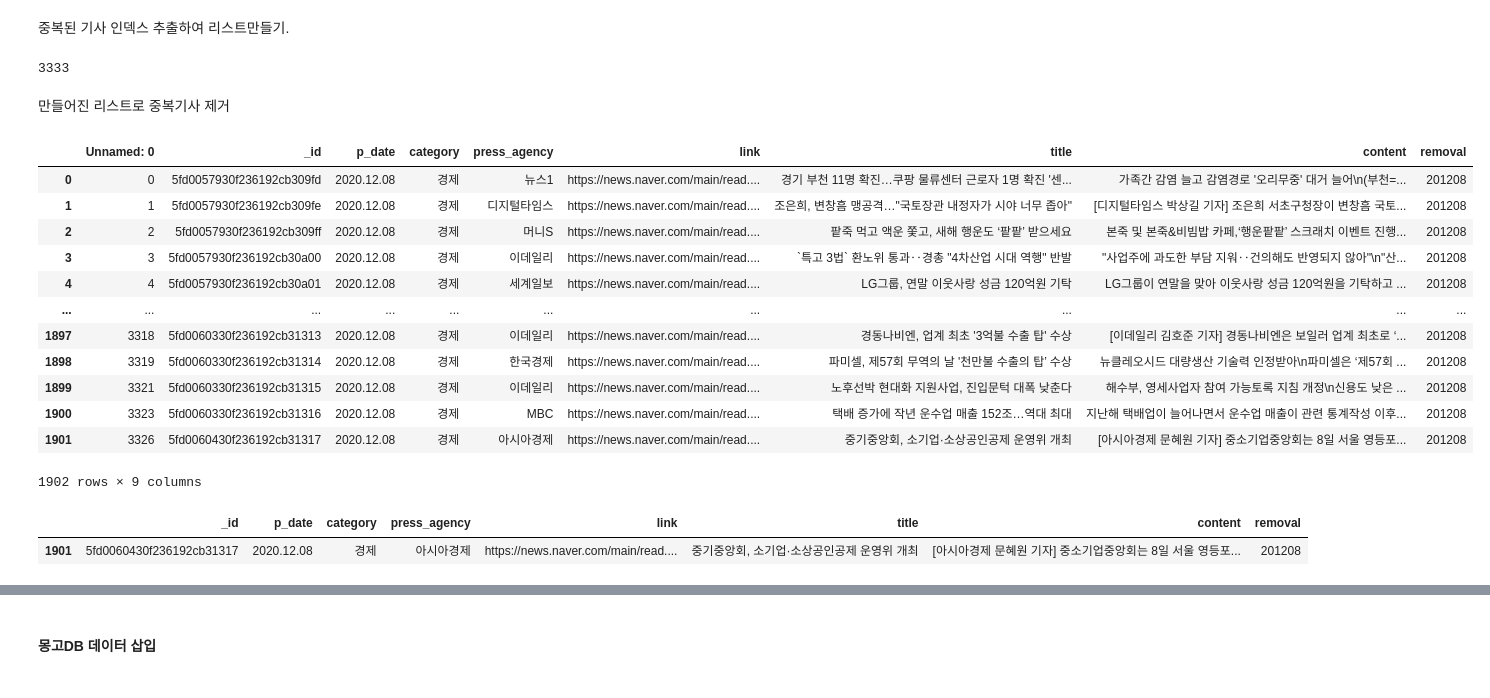
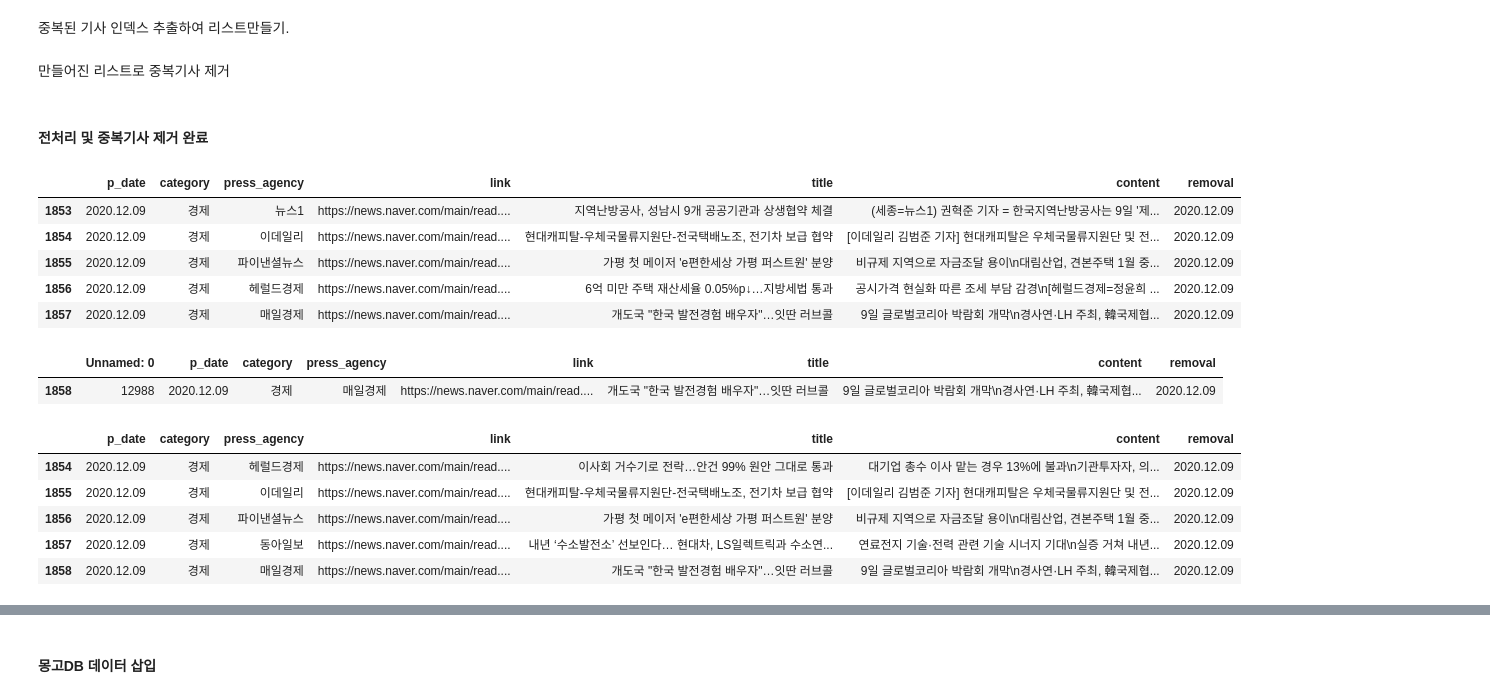
Before and after one commit to GIGI123422/crawl_prj, a Jupyter notebook: article_day.ipynb, the cells around one changed output, grey strips where cells are left out. Saved outputs shown, nothing was run; the diff lists cells and outputs as text; code cells hidden in the pictures.

Commit message:
add date()

```diff
--- a/article_day.ipynb
+++ b/article_day.ipynb
@@ -159,9 +140,7 @@ new_ = []
 for v in num:
     if v not in new_:
         new_.append(v)
-len(new_)#, new_
+#len(new_), new_
-# %% [output]
-3333
 # %% [markdown]
 만들어진 리스트로 중복기사 제거
 # %%
@@ -169 +149,12 @@ t = days.drop(index=new_)
+# %% [markdown]
+#### 전처리 및 중복기사 제거 완료
+# %%
+t.tail()
+# %% [output]
+|  | p_date | category | press_agency | link | title | content | removal |
+| 1853 | 2020.12.09 | 경제 | 뉴스1 | https://news.naver.com/main/read.... | 지역난방공사, 성남시 9개 공공기관과 상생협약 체결 | (세종=뉴스1) 권혁준 기자 = 한국지역난방공사는 9일 '제... | 2020.12.09 |
+| 1854 | 2020.12.09 | 경제 | 이데일리 | https://news.naver.com/main/read.... | 현대캐피탈-우체국물류지원단-전국택배노조, 전기차 보급 협약 | [이데일리 김범준 기자] 현대캐피탈은 우체국물류지원단 및 전... | 2020.12.09 |
+| 1855 | 2020.12.09 | 경제 | 파이낸셜뉴스 | https://news.naver.com/main/read.... | 가평 첫 메이저 'e편한세상 가평 퍼스트원' 분양 | 비규제 지역으로 자금조달 용이\n대림산업, 견본주택 1월 중... | 2020.12.09 |
+| 1856 | 2020.12.09 | 경제 | 헤럴드경제 | https://news.naver.com/main/read.... | 6억 미만 주택 재산세율 0.05%p↓…지방세법 통과 | 공시가격 현실화 따른 조세 부담 감경\n[헤럴드경제=정윤희 ... | 2020.12.09 |
+| 1857 | 2020.12.09 | 경제 | 매일경제 | https://news.naver.com/main/read.... | 개도국 "한국 발전경험 배우자"…잇딴 러브콜 | 9일 글로벌코리아 박람회 개막\n경사연·LH 주최, 韓국제협... | 2020.12.09 |
 # %%
@@ -171,25 +162,18 @@ t.to_csv('20201208.csv')
 # %%
-df1 = pd.read_csv('20201208.csv')
-df1
+df1 = pd.read_csv('20201209.csv')
+df1.tail(1)
 # %% [output]
-|  | Unnamed: 0 | _id | p_date | category | press_agency | link | title | content | removal |
-| 0 | 0 | 5fd0057930f236192cb309fd | 2020.12.08 | 경제 | 뉴스1 | https://news.naver.com/main/read.... | 경기 부천 11명 확진…쿠팡 물류센터 근로자 1명 확진 '센... | 가족간 감염 늘고 감염경로 '오리무중' 대거 늘어\n(부천=... | 201208 |
-| 1 | 1 | 5fd0057930f236192cb309fe | 2020.12.08 | 경제 | 디지털타임스 | https://news.naver.com/main/read.... | 조은희, 변창흠 맹공격…"국토장관 내정자가 시야 너무 좁아" | [디지털타임스 박상길 기자] 조은희 서초구청장이 변창흠 국토... | 201208 |
-| 2 | 2 | 5fd0057930f236192cb309ff | 2020.12.08 | 경제 | 머니S | https://news.naver.com/main/read.... | 팥죽 먹고 액운 쫓고, 새해 행운도 ‘팥팥’ 받으세요 | 본죽 및 본죽&비빔밥 카페,‘행운팥팥’ 스크래치 이벤트 진행... | 201208 |
-| 3 | 3 | 5fd0057930f236192cb30a00 | 2020.12.08 | 경제 | 이데일리 | https://news.naver.com/main/read.... | `특고 3법` 환노위 통과‥경총 "4차산업 시대 역행" 반발 | "사업주에 과도한 부담 지워‥건의해도 반영되지 않아"\n"산... | 201208 |
-| 4 | 4 | 5fd0057930f236192cb30a01 | 2020.12.08 | 경제 | 세계일보 | https://news.naver.com/main/read.... | LG그룹, 연말 이웃사랑 성금 120억원 기탁 | LG그룹이 연말을 맞아 이웃사랑 성금 120억원을 기탁하고 ... | 201208 |
-| ... | ... | ... | ... | ... | ... | ... | ... | ... | ... |
-| 1897 | 3318 | 5fd0060330f236192cb31313 | 2020.12.08 | 경제 | 이데일리 | https://news.naver.com/main/read.... | 경동나비엔, 업계 최초 '3억불 수출 탑' 수상 | [이데일리 김호준 기자] 경동나비엔은 보일러 업계 최초로 ‘... | 201208 |
-| 1898 | 3319 | 5fd0060330f236192cb31314 | 2020.12.08 | 경제 | 한국경제 | https://news.naver.com/main/read.... | 파미셀, 제57회 무역의 날 '천만불 수출의 탑’ 수상 | 뉴클레오시드 대량생산 기술력 인정받아\n파미셀은 ‘제57회 ... | 201208 |
-| 1899 | 3321 | 5fd0060330f236192cb31315 | 2020.12.08 | 경제 | 이데일리 | https://news.naver.com/main/read.... | 노후선박 현대화 지원사업, 진입문턱 대폭 낮춘다 | 해수부, 영세사업자 참여 가능토록 지침 개정\n신용도 낮은 ... | 201208 |
-| 1900 | 3323 | 5fd0060330f236192cb31316 | 2020.12.08 | 경제 | MBC | https://news.naver.com/main/read.... | 택배 증가에 작년 운수업 매출 152조…역대 최대 | 지난해 택배업이 늘어나면서 운수업 매출이 관련 통계작성 이후... | 201208 |
-| 1901 | 3326 | 5fd0060430f236192cb31317 | 2020.12.08 | 경제 | 아시아경제 | https://news.naver.com/main/read.... | 중기중앙회, 소기업·소상공인공제 운영위 개최 | [아시아경제 문혜원 기자] 중소기업중앙회는 8일 서울 영등포... | 201208 |
+|  | Unnamed: 0 | p_date | category | press_agency | link | title | content | removal |
+| 1858 | 12988 | 2020.12.09 | 경제 | 매일경제 | https://news.naver.com/main/read.... | 개도국 "한국 발전경험 배우자"…잇딴 러브콜 | 9일 글로벌코리아 박람회 개막\n경사연·LH 주최, 韓국제협... | 2020.12.09 |
-1902 rows × 9 columns
 # %%
 #df.drop(['Unnamed: 0'], axis=1, inplace=True)
 df1.drop(['Unnamed: 0'], axis=1, inplace=True)
 # %%
-df1.tail(1)
+df1.tail()
 # %% [output]
-|  | _id | p_date | category | press_agency | link | title | content | removal |
-| 1901 | 5fd0060430f236192cb31317 | 2020.12.08 | 경제 | 아시아경제 | https://news.naver.com/main/read.... | 중기중앙회, 소기업·소상공인공제 운영위 개최 | [아시아경제 문혜원 기자] 중소기업중앙회는 8일 서울 영등포... | 201208 |
+|  | p_date | category | press_agency | link | title | content | removal |
+| 1854 | 2020.12.09 | 경제 | 헤럴드경제 | https://news.naver.com/main/read.... | 이사회 거수기로 전락…안건 99% 원안 그대로 통과 | 대기업 총수 이사 맡는 경우 13%에 불과\n기관투자자, 의... | 2020.12.09 |
+| 1855 | 2020.12.09 | 경제 | 이데일리 | https://news.naver.com/main/read.... | 현대캐피탈-우체국물류지원단-전국택배노조, 전기차 보급 협약 | [이데일리 김범준 기자] 현대캐피탈은 우체국물류지원단 및 전... | 2020.12.09 |
+| 1856 | 2020.12.09 | 경제 | 파이낸셜뉴스 | https://news.naver.com/main/read.... | 가평 첫 메이저 'e편한세상 가평 퍼스트원' 분양 | 비규제 지역으로 자금조달 용이\n대림산업, 견본주택 1월 중... | 2020.12.09 |
+| 1857 | 2020.12.09 | 경제 | 동아일보 | https://news.naver.com/main/read.... | 내년 ‘수소발전소’ 선보인다… 현대차, LS일렉트릭과 수소연... | 연료전지 기술·전력 관련 기술 시너지 기대\n실증 거쳐 내년... | 2020.12.09 |
+| 1858 | 2020.12.09 | 경제 | 매일경제 | https://news.naver.com/main/read.... | 개도국 "한국 발전경험 배우자"…잇딴 러브콜 | 9일 글로벌코리아 박람회 개막\n경사연·LH 주최, 韓국제협... | 2020.12.09 |
```
Also changed, not shown: parts of 31 cells of this notebook.
